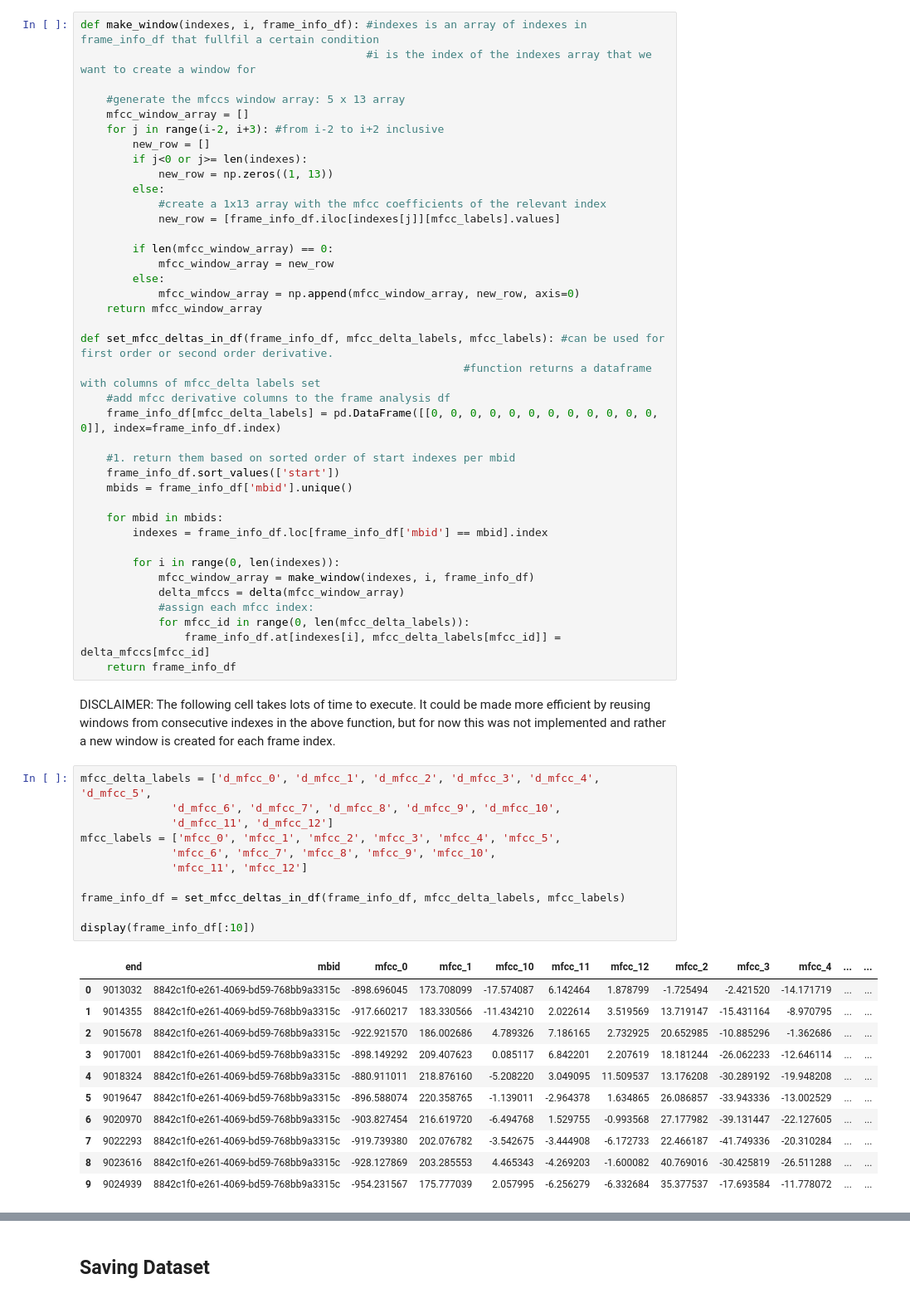
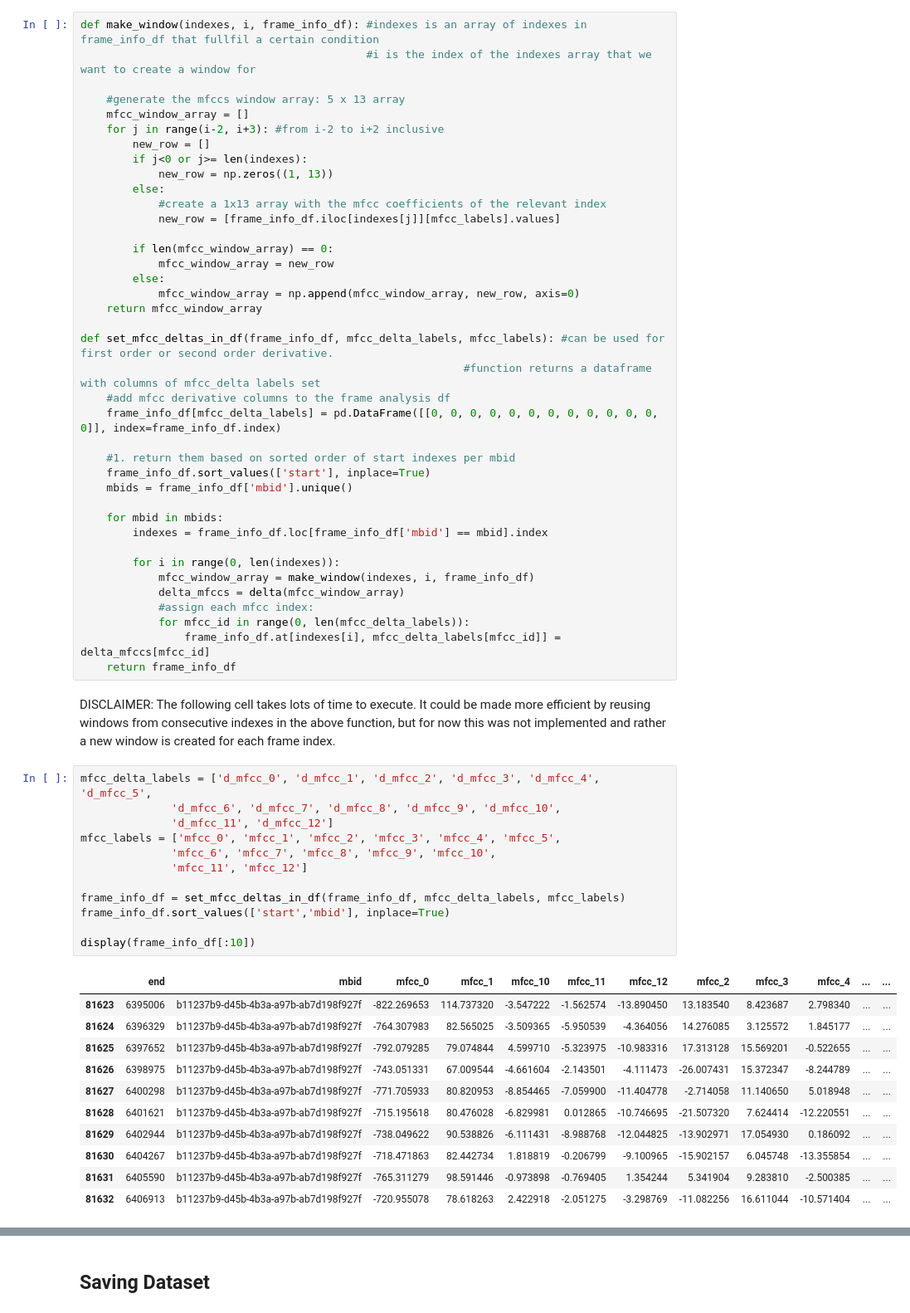
Before and after one commit to Alia-morsi/Arab_Andalusian_Vocal_Detection, a Jupyter notebook: Step 1) Data Preparation.ipynb, the cells around one changed output, grey strips where cells are left out. Shown at 83% size. Drawn from its saved outputs; the diff is of its cells as text.

Commit message:
fixed frame ordering bug from Step 1) notebook, and updated several of the markups and the useless code cells in Step 2) notebook

```diff
--- a/Step 1) Data Preparation.ipynb
+++ b/Step 1) Data Preparation.ipynb
@@ -336,7 +334,7 @@ def set_mfcc_deltas_in_df(frame_info_df, mfcc_delta_labels, mfcc_labels): #can b
     frame_info_df[mfcc_delta_labels] = pd.DataFrame([[0, 0, 0, 0, 0, 0, 0, 0, 0, 0, 0, 0, 0]], index=frame_info_df.index)
 
     #1. return them based on sorted order of start indexes per mbid
-    frame_info_df.sort_values(['start'])
+    frame_info_df.sort_values(['start'], inplace=True)
     mbids = frame_info_df['mbid'].unique()
 
     for mbid in mbids:
@@ -354,26 +352,27 @@ DISCLAIMER: The following cell takes lots of time to execute. It could be made m
 # %%
 mfcc_delta_labels = ['d_mfcc_0', 'd_mfcc_1', 'd_mfcc_2', 'd_mfcc_3', 'd_mfcc_4', 'd_mfcc_5',
               'd_mfcc_6', 'd_mfcc_7', 'd_mfcc_8', 'd_mfcc_9', 'd_mfcc_10',
               'd_mfcc_11', 'd_mfcc_12']
 mfcc_labels = ['mfcc_0', 'mfcc_1', 'mfcc_2', 'mfcc_3', 'mfcc_4', 'mfcc_5',
               'mfcc_6', 'mfcc_7', 'mfcc_8', 'mfcc_9', 'mfcc_10',
               'mfcc_11', 'mfcc_12']
 
 frame_info_df = set_mfcc_deltas_in_df(frame_info_df, mfcc_delta_labels, mfcc_labels)
+frame_info_df.sort_values(['start','mbid'], inplace=True)
 
 display(frame_info_df[:10])
 # %% [output]
 |  | end | mbid | mfcc_0 | mfcc_1 | mfcc_10 | mfcc_11 | mfcc_12 | mfcc_2 | mfcc_3 | mfcc_4 | ... | ... |
-| 0 | 9013032 | 8842c1f0-e261-4069-bd59-768bb9a3315c | -898.696045 | 173.708099 | -17.574087 | 6.142464 | 1.878799 | -1.725494 | -2.421520 | -14.171719 | ... | ... |
-| 1 | 9014355 | 8842c1f0-e261-4069-bd59-768bb9a3315c | -917.660217 | 183.330566 | -11.434210 | 2.022614 | 3.519569 | 13.719147 | -15.431164 | -8.970795 | ... | ... |
-| 2 | 9015678 | 8842c1f0-e261-4069-bd59-768bb9a3315c | -922.921570 | 186.002686 | 4.789326 | 7.186165 | 2.732925 | 20.652985 | -10.885296 | -1.362686 | ... | ... |
-| 3 | 9017001 | 8842c1f0-e261-4069-bd59-768bb9a3315c | -898.149292 | 209.407623 | 0.085117 | 6.842201 | 2.207619 | 18.181244 | -26.062233 | -12.646114 | ... | ... |
-| 4 | 9018324 | 8842c1f0-e261-4069-bd59-768bb9a3315c | -880.911011 | 218.876160 | -5.208220 | 3.049095 | 11.509537 | 13.176208 | -30.289192 | -19.948208 | ... | ... |
-| 5 | 9019647 | 8842c1f0-e261-4069-bd59-768bb9a3315c | -896.588074 | 220.358765 | -1.139011 | -2.964378 | 1.634865 | 26.086857 | -33.943336 | -13.002529 | ... | ... |
-| 6 | 9020970 | 8842c1f0-e261-4069-bd59-768bb9a3315c | -903.827454 | 216.619720 | -6.494768 | 1.529755 | -0.993568 | 27.177982 | -39.131447 | -22.127605 | ... | ... |
-| 7 | 9022293 | 8842c1f0-e261-4069-bd59-768bb9a3315c | -919.739380 | 202.076782 | -3.542675 | -3.444908 | -6.172733 | 22.466187 | -41.749336 | -20.310284 | ... | ... |
-| 8 | 9023616 | 8842c1f0-e261-4069-bd59-768bb9a3315c | -928.127869 | 203.285553 | 4.465343 | -4.269203 | -1.600082 | 40.769016 | -30.425819 | -26.511288 | ... | ... |
-| 9 | 9024939 | 8842c1f0-e261-4069-bd59-768bb9a3315c | -954.231567 | 175.777039 | 2.057995 | -6.256279 | -6.332684 | 35.377537 | -17.693584 | -11.778072 | ... | ... |
+| 81623 | 6395006 | b11237b9-d45b-4b3a-a97b-ab7d198f927f | -822.269653 | 114.737320 | -3.547222 | -1.562574 | -13.890450 | 13.183540 | 8.423687 | 2.798340 | ... | ... |
+| 81624 | 6396329 | b11237b9-d45b-4b3a-a97b-ab7d198f927f | -764.307983 | 82.565025 | -3.509365 | -5.950539 | -4.364056 | 14.276085 | 3.125572 | 1.845177 | ... | ... |
+| 81625 | 6397652 | b11237b9-d45b-4b3a-a97b-ab7d198f927f | -792.079285 | 79.074844 | 4.599710 | -5.323975 | -10.983316 | 17.313128 | 15.569201 | -0.522655 | ... | ... |
+| 81626 | 6398975 | b11237b9-d45b-4b3a-a97b-ab7d198f927f | -743.051331 | 67.009544 | -4.661604 | -2.143501 | -4.111473 | -26.007431 | 15.372347 | -8.244789 | ... | ... |
+| 81627 | 6400298 | b11237b9-d45b-4b3a-a97b-ab7d198f927f | -771.705933 | 80.820953 | -8.854465 | -7.059900 | -11.404778 | -2.714058 | 11.140650 | 5.018948 | ... | ... |
+| 81628 | 6401621 | b11237b9-d45b-4b3a-a97b-ab7d198f927f | -715.195618 | 80.476028 | -6.829981 | 0.012865 | -10.746695 | -21.507320 | 7.624414 | -12.220551 | ... | ... |
+| 81629 | 6402944 | b11237b9-d45b-4b3a-a97b-ab7d198f927f | -738.049622 | 90.538826 | -6.111431 | -8.988768 | -12.044825 | -13.902971 | 17.054930 | 0.186092 | ... | ... |
+| 81630 | 6404267 | b11237b9-d45b-4b3a-a97b-ab7d198f927f | -718.471863 | 82.442734 | 1.818819 | -0.206799 | -9.100965 | -15.902157 | 6.045748 | -13.355854 | ... | ... |
+| 81631 | 6405590 | b11237b9-d45b-4b3a-a97b-ab7d198f927f | -765.311279 | 98.591446 | -0.973898 | -0.769405 | 1.354244 | 5.341904 | 9.283810 | -2.500385 | ... | ... |
+| 81632 | 6406913 | b11237b9-d45b-4b3a-a97b-ab7d198f927f | -720.955078 | 78.618263 | 2.422918 | -2.051275 | -3.298769 | -11.082256 | 16.611044 | -10.571404 | ... | ... |
 10 rows × 35 columns
 # %% [markdown]
 ## Saving Dataset
```
Also changed, not shown: parts of 3 cells of this notebook.
